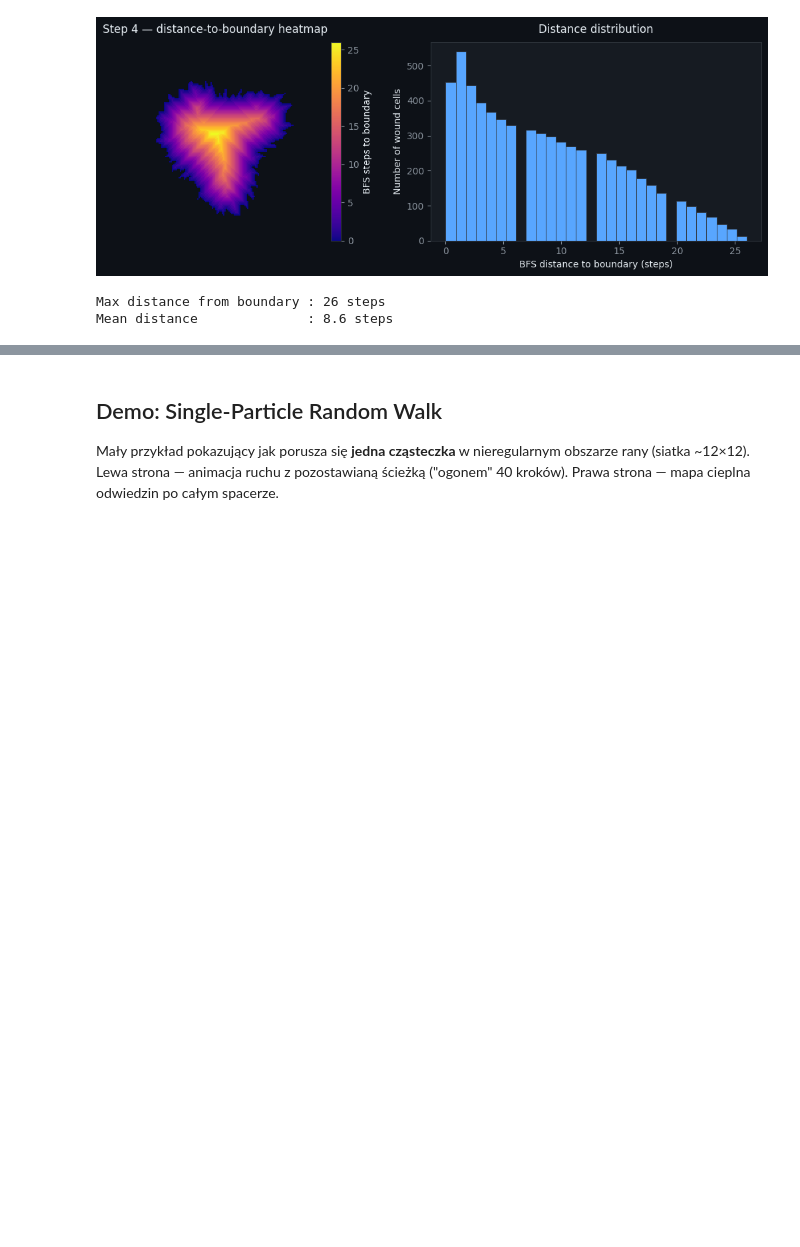
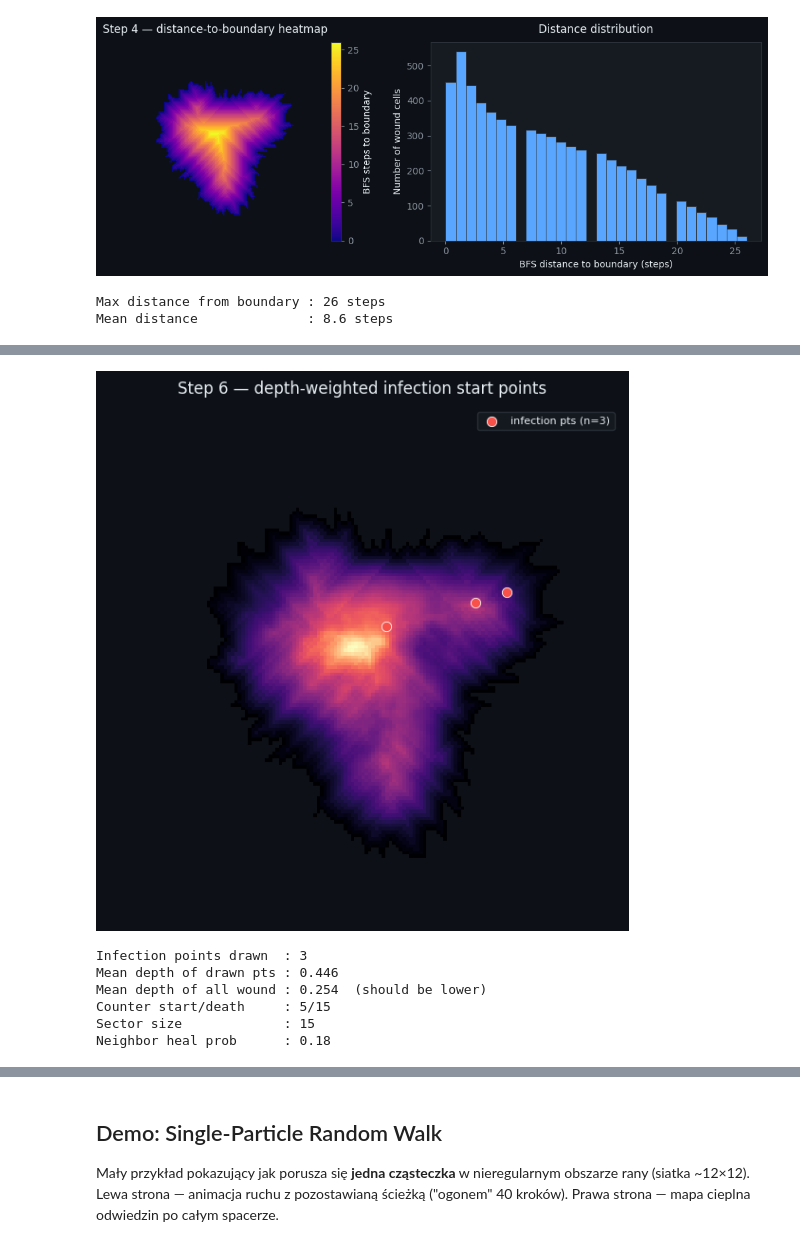
Before and after one commit to Enlightened-Monkey/HealingWound, a Jupyter notebook: wound_healing_simulation.ipynb, the cells around one changed output, grey strips where cells are left out. Drawn from its saved outputs; the diff is of its cells as text; code cells hidden in the pictures; blank space fills up the shorter version.

```diff
--- a/wound_healing_simulation.ipynb
+++ b/wound_healing_simulation.ipynb
@@ -312,3 +459,67 @@ Wound area  : 6431 cells
 Boundary    : 453 cells
 Walkers     : 20
 Centre (x,y): [78.33 75.21]
+# %%
+# ── Step 6: Depth-weighted infection start points ────────────────────────
+n_infection_points = 3  # number of infection start points to draw
+
+# Infection dynamics parameters
+infection_seed_counter = 5
+infection_death_threshold = 15
+infection_spread_prob = 0.08          # per-neighbor probability
+infection_counter_regrow_prob = 0.04  # per-step chance to increase counter
+infection_wake_prob = 0.01         # sleeping -> active chance per step
+
+# Healer-agent movement parameters
+sector_size = 15
+sector_infection_weight = 1.0
+sector_depth_weight = 0.6
+sector_distance_weight = 0.55
+drift_persistence = 0.65
+neighbor_heal_prob = 0.18
+
+# Wound cell coordinates and their depth weights
+wound_cells_rc = np.argwhere(wound_mask)            # (N, 2) array of [row, col]
+weights_raw = depth_textured[wound_mask]            # depth in [0, 1], deeper = higher
+
+# Normalize to a proper probability distribution
+weights = weights_raw / weights_raw.sum()
+
+# Weighted sampling WITHOUT replacement
+chosen_idx = rng.choice(
+    len(wound_cells_rc),
+    size=min(n_infection_points, len(wound_cells_rc)),
+    replace=False,
+    p=weights,
+ )
+infection_cells_rc = wound_cells_rc[chosen_idx]
+
+# Visualization
+fig_i, ax_i = plt.subplots(figsize=(6, 6))
+tplot_i = depth_textured.copy(); tplot_i[~wound_mask] = np.nan
+ax_i.imshow(tplot_i, origin="lower", cmap="magma", interpolation="nearest")
+ax_i.scatter(
+    infection_cells_rc[:, 1], infection_cells_rc[:, 0],
+    c=_RED_HOT, s=55, zorder=5, edgecolors="white", linewidths=0.6,
+    label=f"infection pts (n={len(infection_cells_rc)})",
+)
+ax_i.set_title("Step 6 — depth-weighted infection start points")
+ax_i.set_xlim(0, grid_size); ax_i.set_ylim(0, grid_size)
+ax_i.set_aspect("equal"); ax_i.legend(fontsize=8)
+ax_i.axis("off")
+plt.tight_layout(); plt.show()
+
+print(f"Infection points drawn  : {len(infection_cells_rc)}")
+print(f"Mean depth of drawn pts : {depth_textured[infection_cells_rc[:, 0], infection_cells_rc[:, 1]].mean():.3f}")
+print(f"Mean depth of all wound : {weights_raw.mean():.3f}  (should be lower)")
+print(f"Counter start/death     : {infection_seed_counter}/{infection_death_threshold}")
+print(f"Sector size             : {sector_size}")
+print(f"Neighbor heal prob      : {neighbor_heal_prob}")
+# %% [output]
+[figure, added]
+Infection points drawn  : 3
+Mean depth of drawn pts : 0.446
+Mean depth of all wound : 0.254  (should be lower)
+Counter start/death     : 5/15
+Sector size             : 15
+Neighbor heal prob      : 0.18
```
Also changed, not shown: parts of 10 cells of this notebook, 13 other files.
